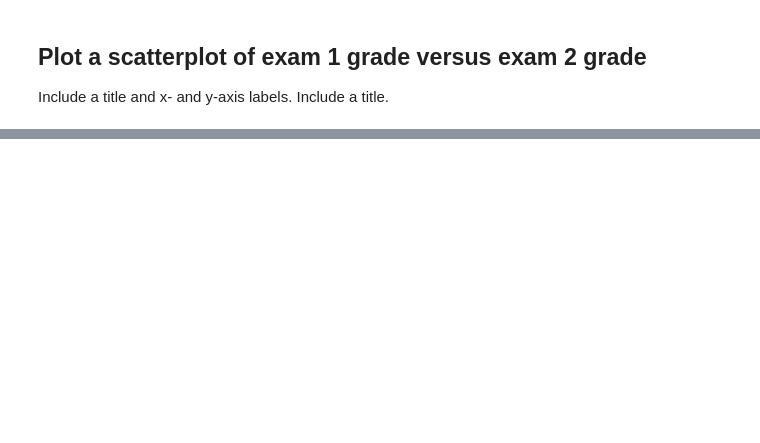
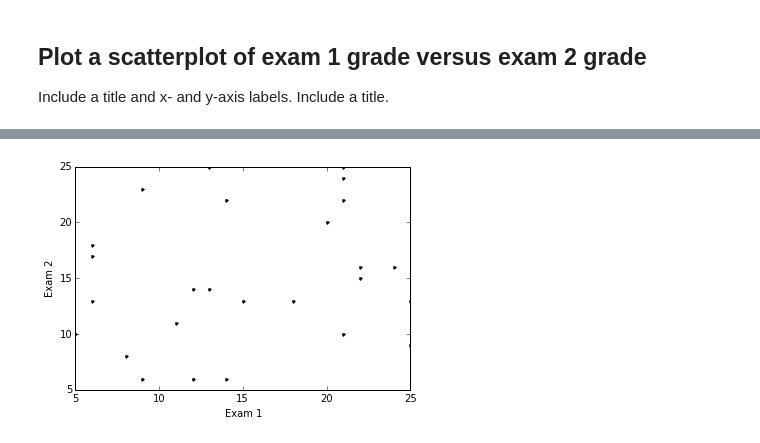
Before and after one commit to gitter-lab/network-notebook-examples, a Jupyter notebook: exercises/explore_class_data.ipynb, the cells around one changed output, grey strips where cells are left out. Saved outputs shown, nothing was run; the diff lists cells and outputs as text; code cells hidden in the pictures; blank space fills up the shorter version.

```diff
--- a/exercises/explore_class_data.ipynb
+++ b/exercises/explore_class_data.ipynb
@@ -254,0 +387,7 @@ TypeError: as_matrix() got an unexpected keyword argument 'by'
+# %%
+# Lower level alternative
+plt.plot(test_df['Exam 1'], test_df['Exam 2'], '.k');
+plt.xlabel('Exam 1');
+plt.ylabel('Exam 2');
+# %% [output]
+[figure, added]
```
Also changed, not shown: parts of 14 cells of this notebook.
